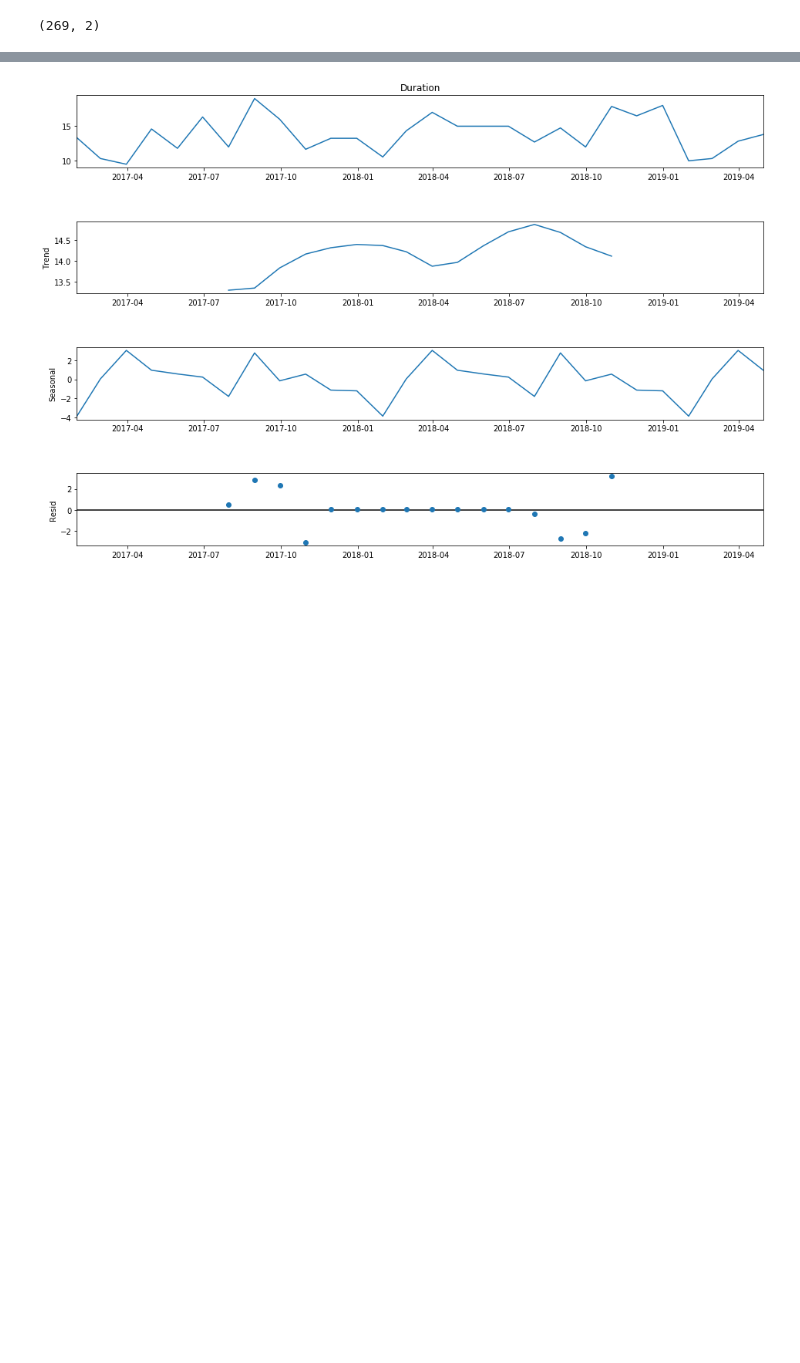
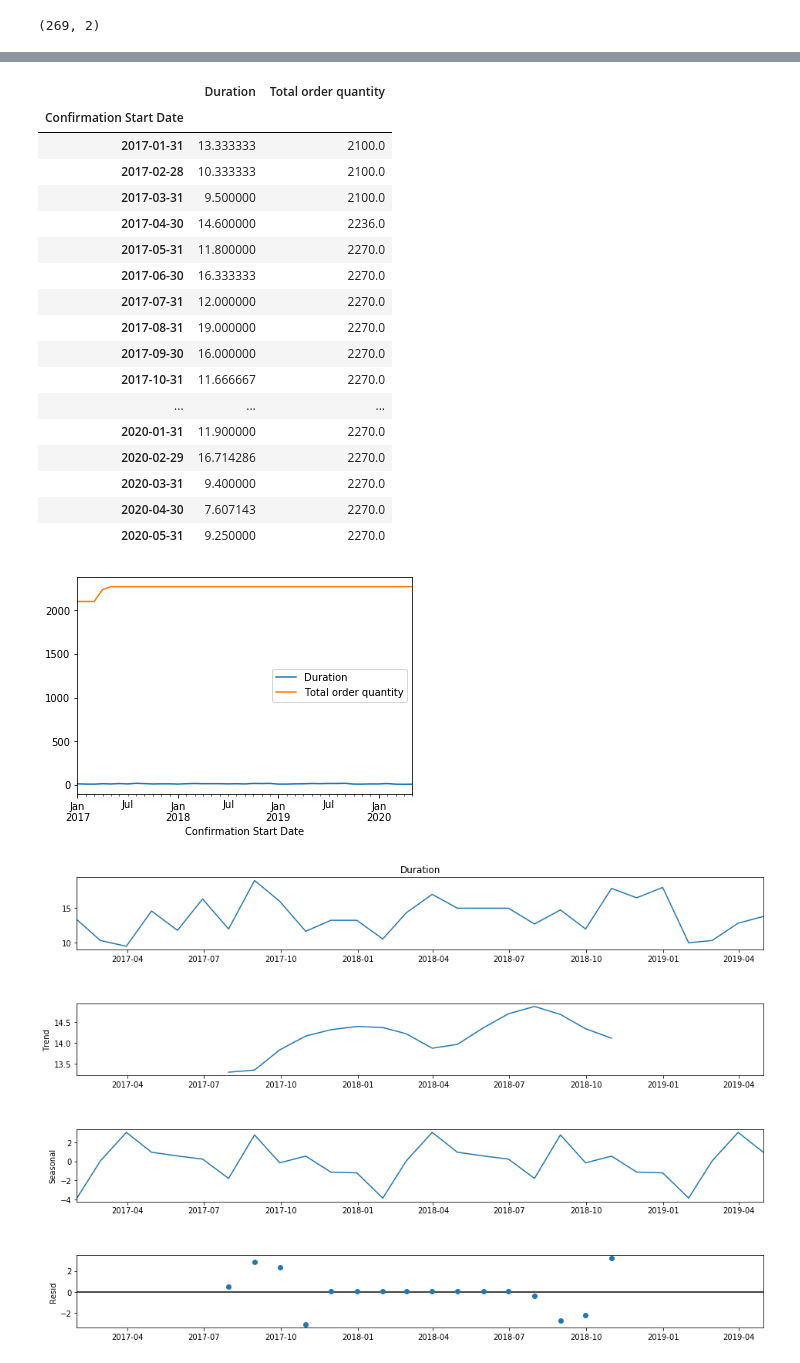
Before and after one commit to jakeharris1/Time-Series-Forecasting, a Jupyter notebook: Data Analysis.ipynb, the cells around one changed output, grey strips where cells are left out. Cells and saved outputs as stored; diff of their text form; code cells hidden in the pictures; blank space fills up the shorter version.

```diff
--- a/Data Analysis.ipynb
+++ b/Data Analysis.ipynb
@@ -286,6 +333,8 @@ empty.boxplot(by = "per", figsize = (20, 10), rot = 90)
 # group_resample has the moving average for every month
 group_resample = empty.resample("M").mean()
 group_resample["Duration"] = group_resample["Duration"].fillna(method = "ffill")
+group_resample["Total order quantity"] = group_resample["Total order quantity"].fillna(method = "ffill")
+
 
 #group_resample["Total order quantity"] = group_resample["Total order quantity"].fillna(method = "ffill")
 #group_resample["returns"] = group_resample["Duration"].pct_change(1)
@@ -307,3 +356,4 @@ group_resample_size = group_resample.shape[0]
 # display(test_size)
 # display(group_resample_size)
 # display(group_resample)
+# display(test)
@@ -314,0 +400,5 @@ group_resample.plot()
+# %%
+group_resample.plot()
+display(empty[:20])
+display(group_resample)
+# %% [output]
@@ -315,3 +423,22 @@ group_resample.plot()
+|  | Duration | Total order quantity |
+| Confirmation Start Date |  |  |
+| 2017-01-31 | 13.333333 | 2100.0 |
+| 2017-02-28 | 10.333333 | 2100.0 |
+| 2017-03-31 | 9.500000 | 2100.0 |
+| 2017-04-30 | 14.600000 | 2236.0 |
+| 2017-05-31 | 11.800000 | 2270.0 |
+| 2017-06-30 | 16.333333 | 2270.0 |
+| 2017-07-31 | 12.000000 | 2270.0 |
+| 2017-08-31 | 19.000000 | 2270.0 |
+| 2017-09-30 | 16.000000 | 2270.0 |
+| 2017-10-31 | 11.666667 | 2270.0 |
+| ... | ... | ... |
+| 2020-01-31 | 11.900000 | 2270.0 |
+| 2020-02-29 | 16.714286 | 2270.0 |
+| 2020-03-31 | 9.400000 | 2270.0 |
+| 2020-04-30 | 7.607143 | 2270.0 |
+| 2020-05-31 | 9.250000 | 2270.0 |
+[figure, added]
 # %%
 res = sm.tsa.seasonal_decompose(train["Duration"], model = "additive")
 fig = res.plot()
```
Also changed, not shown: parts of 15 cells of this notebook.
